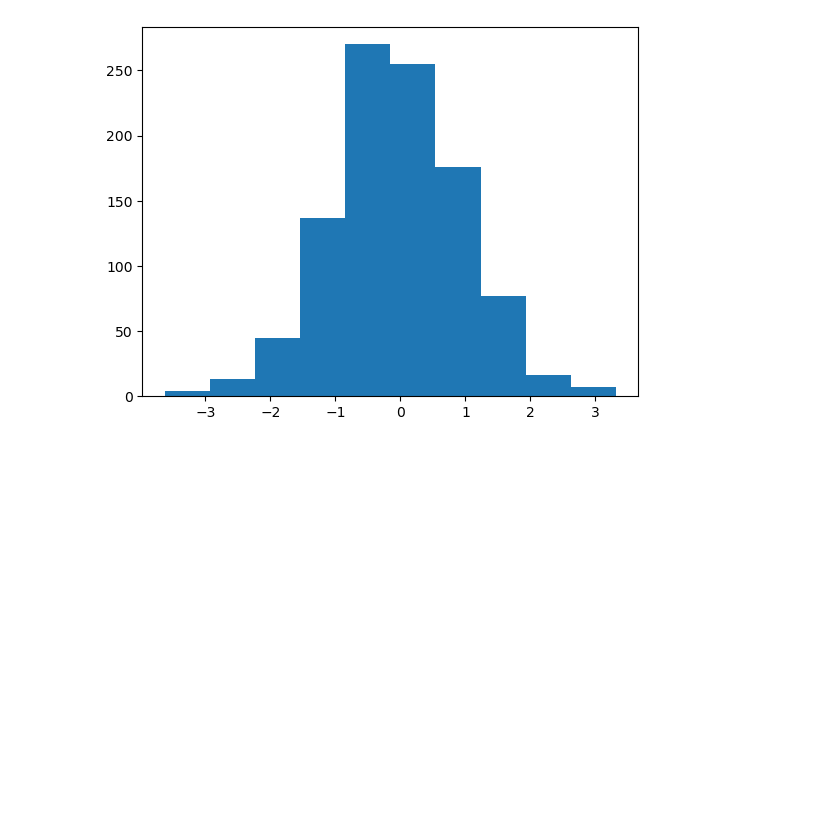
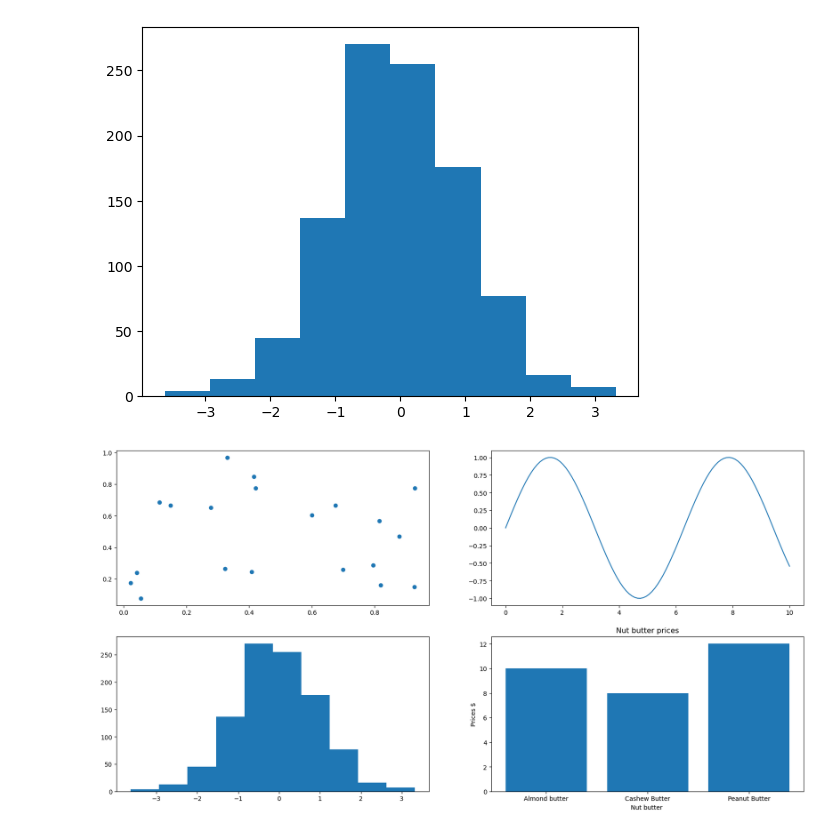
Before and after one commit to akmz-069/Jupyter-NoteBook, a Jupyter notebook: Matplotlib_notebook.ipynb, the cells around one changed output. Cells and saved outputs as stored; diff of their text form; code cells hidden in the pictures; blank space fills up the shorter version.

```diff
--- a/Matplotlib_notebook.ipynb
+++ b/Matplotlib_notebook.ipynb
@@ -103,3 +103,17 @@ ax.hist(a);
 plt.show()
 # %% [output]
 [figure]
+# %%
+#Subplots option 1
+fig, ((ax1,ax2),(ax3,ax4))=plt.subplots(nrows=2,ncols=2,figsize=(20,10))
+
+ax1.scatter(np.random.random(20),np.random.random(20))
+ax2.plot(x,np.sin(x))
+ax3.hist(a)
+ax4.bar(nut_butter_prices.keys(),height = nut_butter_prices.values())
+ax4.set(title="Nut butter prices",
+       xlabel="Nut butter ",
+      ylabel="Prices $");
+plt.show()
+# %% [output]
+[figure, added]
```
Also changed, not shown: parts of 38 cells of this notebook.
